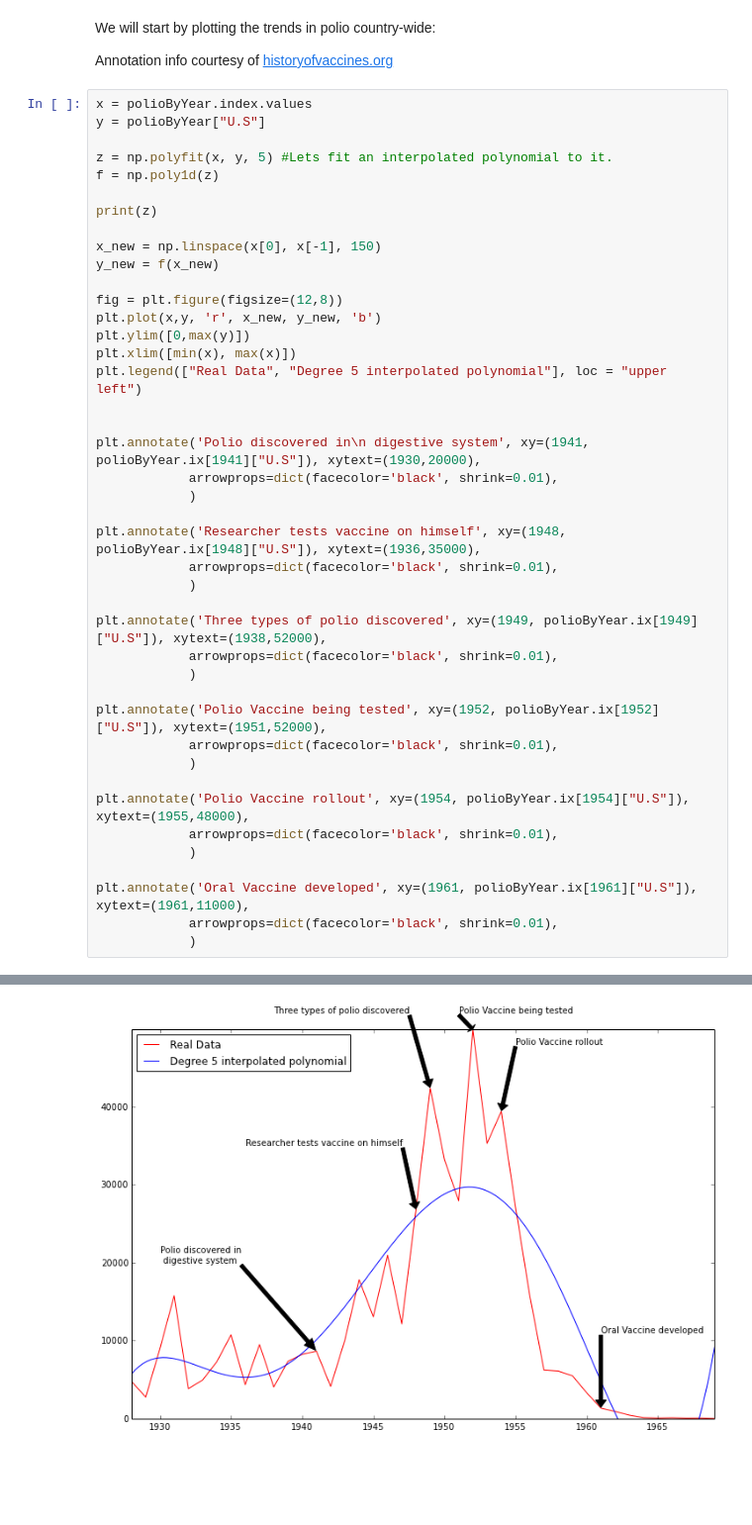
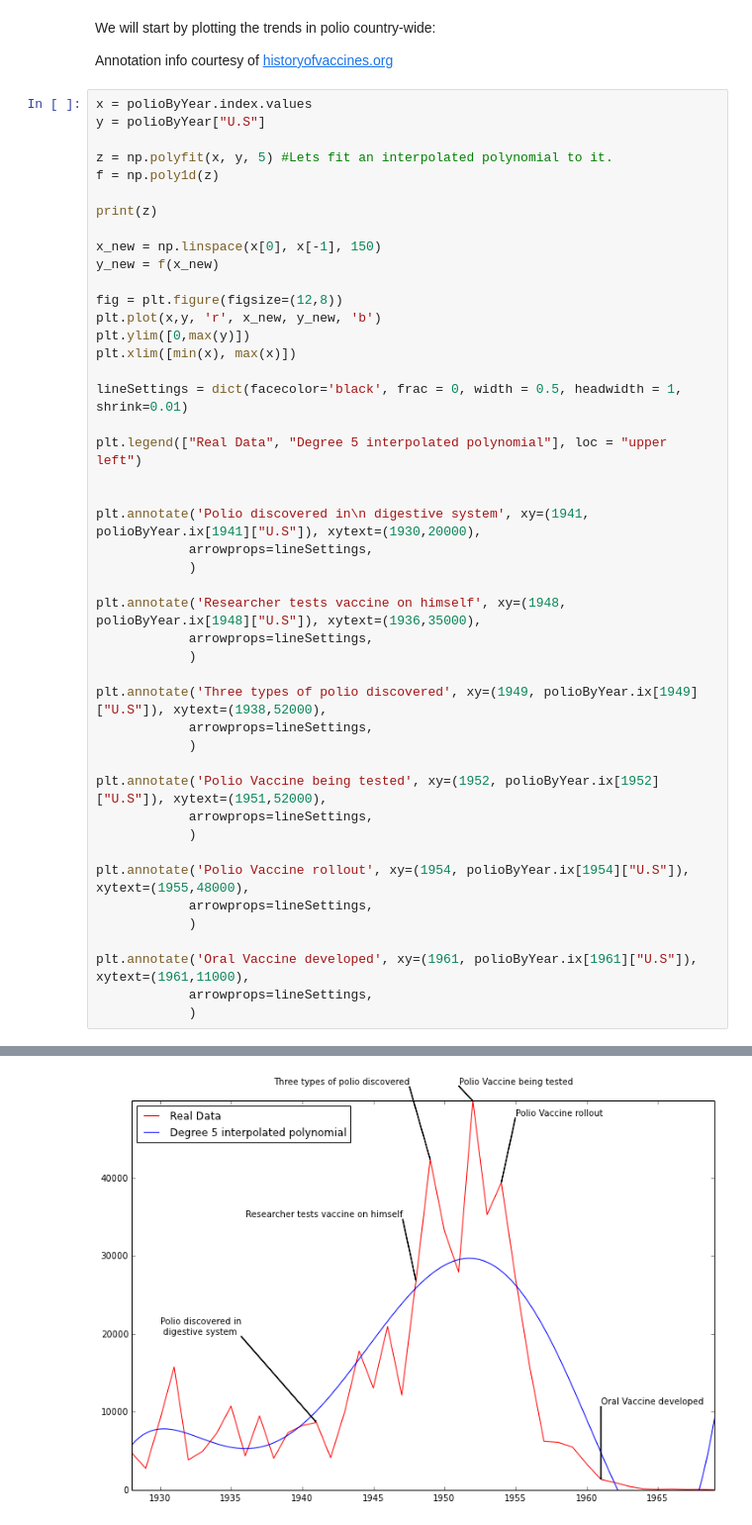
Before and after one commit to nstrayer/math295, a Jupyter notebook: HW01/work/hw01.ipynb, the cells around one changed output, grey strips where cells are left out. Shown: that part at 99% size. Cells and saved outputs as stored; diff of their text form; blank space fills up the shorter version.

```diff
--- a/HW01/work/hw01.ipynb
+++ b/HW01/work/hw01.ipynb
@@ -318,37 +319,40 @@ x_new = np.linspace(x[0], x[-1], 150)
 y_new = f(x_new)
 
 fig = plt.figure(figsize=(12,8))
 plt.plot(x,y, 'r', x_new, y_new, 'b')
 plt.ylim([0,max(y)])
 plt.xlim([min(x), max(x)])
+
+lineSettings = dict(facecolor='black', frac = 0, width = 0.5, headwidth = 1, shrink=0.01)
+
 plt.legend(["Real Data", "Degree 5 interpolated polynomial"], loc = "upper left")
 
 
 plt.annotate('Polio discovered in\n digestive system', xy=(1941, polioByYear.ix[1941]["U.S"]), xytext=(1930,20000),
-            arrowprops=dict(facecolor='black', shrink=0.01),
+            arrowprops=lineSettings,
             )
 
 plt.annotate('Researcher tests vaccine on himself', xy=(1948, polioByYear.ix[1948]["U.S"]), xytext=(1936,35000),
-            arrowprops=dict(facecolor='black', shrink=0.01),
+            arrowprops=lineSettings,
             )
 
 plt.annotate('Three types of polio discovered', xy=(1949, polioByYear.ix[1949]["U.S"]), xytext=(1938,52000),
-            arrowprops=dict(facecolor='black', shrink=0.01),
+            arrowprops=lineSettings,
             )
 
 plt.annotate('Polio Vaccine being tested', xy=(1952, polioByYear.ix[1952]["U.S"]), xytext=(1951,52000),
-            arrowprops=dict(facecolor='black', shrink=0.01),
+            arrowprops=lineSettings,
             )
 
 plt.annotate('Polio Vaccine rollout', xy=(1954, polioByYear.ix[1954]["U.S"]), xytext=(1955,48000),
-            arrowprops=dict(facecolor='black', shrink=0.01),
+            arrowprops=lineSettings,
             )
 
 plt.annotate('Oral Vaccine developed', xy=(1961, polioByYear.ix[1961]["U.S"]), xytext=(1961,11000),
-            arrowprops=dict(facecolor='black', shrink=0.01),
+            arrowprops=lineSettings,
             )
 # %% [output]
 [  2.67716094e-02  -2.60469007e+02   1.01365550e+06  -1.97236592e+09
    1.91887812e+12  -7.46723967e+14]
 <matplotlib.text.Annotation at 0x...>
-[figure, old version]
+[figure, new version]
```
Also changed, not shown: parts of 4 cells of this notebook.
